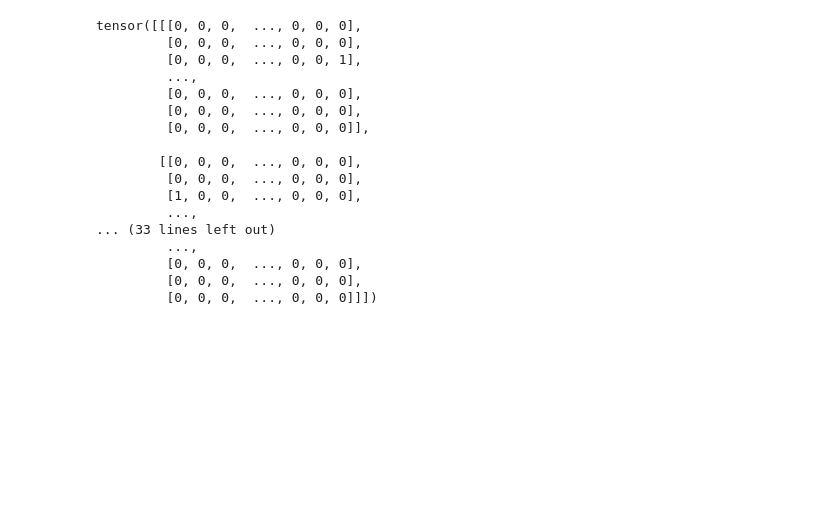
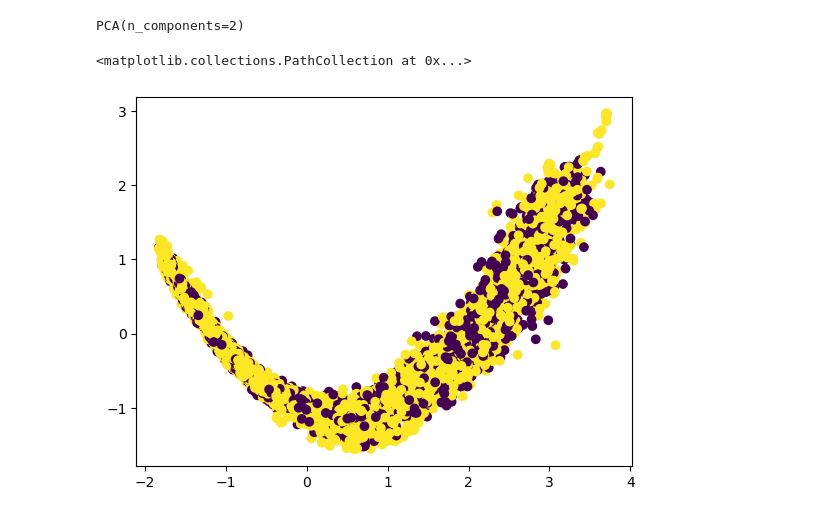
Before and after one commit to CS-433/Protein-Solubility, a Jupyter notebook: Matthew_One_Hot.ipynb, the cells around one changed output. Cells and saved outputs as stored; diff of their text form; code cells hidden in the pictures; blank space fills up the shorter version.

```diff
--- a/Matthew_One_Hot.ipynb
+++ b/Matthew_One_Hot.ipynb
@@ -5,3 +10,2 @@ from src.data import load_data
 # %%
-# Numpy matrices
-y, x = load_data("data/PSI_Biology_solubility_trainset.csv", 1024)
+y, x = load_data("data/PSI_Biology_solubility_trainset.csv", device, 786)
@@ -15,20 +12,2 @@ def to_one_hot(t):
 # %%
-to_one_hot(tx)
+X = encode_one_hot(x).flatten(start_dim=1)
-# %% [output]
-tensor([[[0, 0, 0,  ..., 0, 0, 0],
-         [0, 0, 0,  ..., 0, 0, 0],
-         [0, 0, 0,  ..., 0, 0, 1],
-         ...,
-         [0, 0, 0,  ..., 0, 0, 0],
-         [0, 0, 0,  ..., 0, 0, 0],
-         [0, 0, 0,  ..., 0, 0, 0]],
-
-        [[0, 0, 0,  ..., 0, 0, 0],
-         [0, 0, 0,  ..., 0, 0, 0],
-         [1, 0, 0,  ..., 0, 0, 0],
-         ...,
-... (33 lines left out)
-         ...,
-         [0, 0, 0,  ..., 0, 0, 0],
-         [0, 0, 0,  ..., 0, 0, 0],
-         [0, 0, 0,  ..., 0, 0, 0]]])
@@ -34,0 +16,7 @@ tensor([[[0, 0, 0,  ..., 0, 0, 0],
+# %%
+pca = PCA(n_components=2)
+pca.fit(X)
+# %% [output]
+PCA(n_components=2)
+# %%
+X_red = pca.transform(X)
@@ -34,0 +25,5 @@ tensor([[[0, 0, 0,  ..., 0, 0, 0],
+# %%
+plt.scatter(X_red[:, 0], X_red[:, 1], c=y)
+# %% [output]
+<matplotlib.collections.PathCollection at 0x...>
+[figure, added]
```
Also changed, not shown: parts of 7 cells of this notebook, 4 other files.
